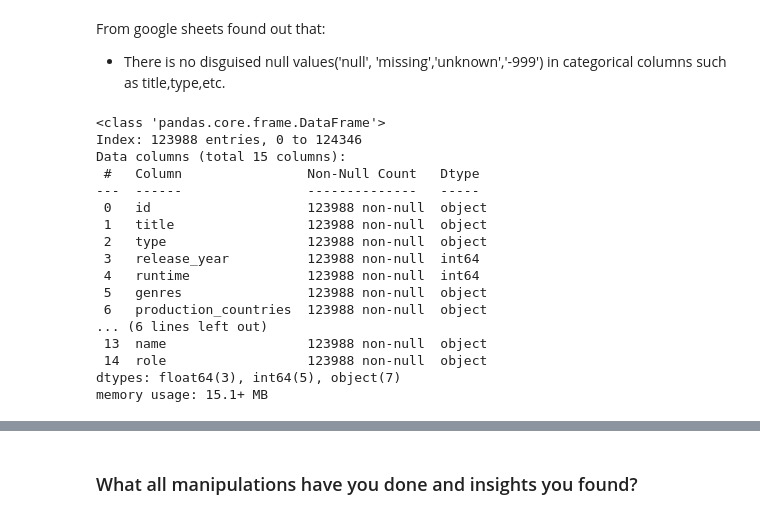
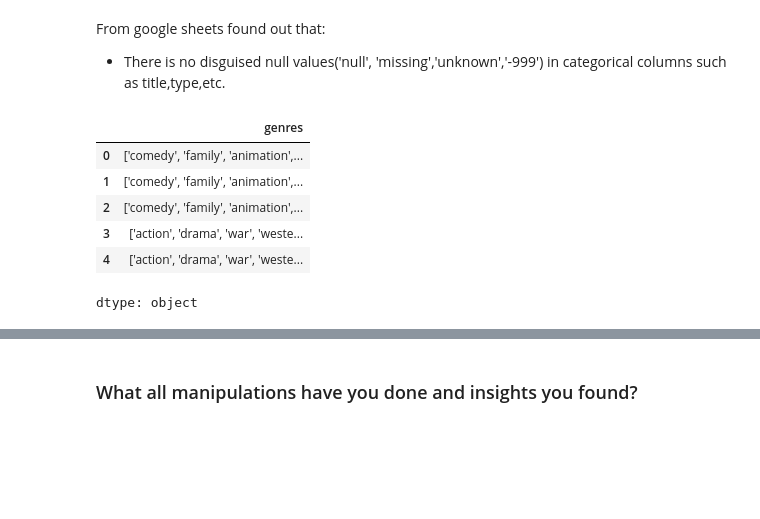
Before and after one commit to Giraj12/EDA--Capstone-Project, a Jupyter notebook: Amazon_Shows_EDA_.ipynb, the cells around one changed output, grey strips where cells are left out. Drawn from its saved outputs; the diff is of its cells as text; code cells hidden in the pictures; blank space fills up the shorter version.

Commit message:
data enriching

```diff
--- a/Amazon_Shows_EDA_.ipynb
+++ b/Amazon_Shows_EDA_.ipynb
@@ -683,24 +663,14 @@ df.to_csv("/content/drive/MyDrive/amazon_data.csv", index=False)
 From google sheets found out that:
 
 *   There is no disguised null values('null', 'missing','unknown','-999') in categorical columns such as title,type,etc.
-# %%
-# checking rows where id is blank
-df.info()
-# %% [output]
-<class 'pandas.core.frame.DataFrame'>
-Index: 123988 entries, 0 to 124346
-Data columns (total 15 columns):
- #   Column                Non-Null Count   Dtype
----  ------                --------------   -----
- 0   id                    123988 non-null  object
- 1   title                 123988 non-null  object
- 2   type                  123988 non-null  object
- 3   release_year          123988 non-null  int64
- 4   runtime               123988 non-null  int64
- 5   genres                123988 non-null  object
- 6   production_countries  123988 non-null  object
-... (6 lines left out)
- 13  name                  123988 non-null  object
- 14  role                  123988 non-null  object
-dtypes: float64(3), int64(5), object(7)
-memory usage: 15.1+ MB
+# %%
+# checking genre
+df['genres'].head()
+# %% [output]
+|  | genres |
+| 0 | ['comedy', 'family', 'animation',... |
+| 1 | ['comedy', 'family', 'animation',... |
+| 2 | ['comedy', 'family', 'animation',... |
+| 3 | ['action', 'drama', 'war', 'weste... |
+| 4 | ['action', 'drama', 'war', 'weste... |
+dtype: object
```
Also changed, not shown: parts of 10 cells of this notebook.
